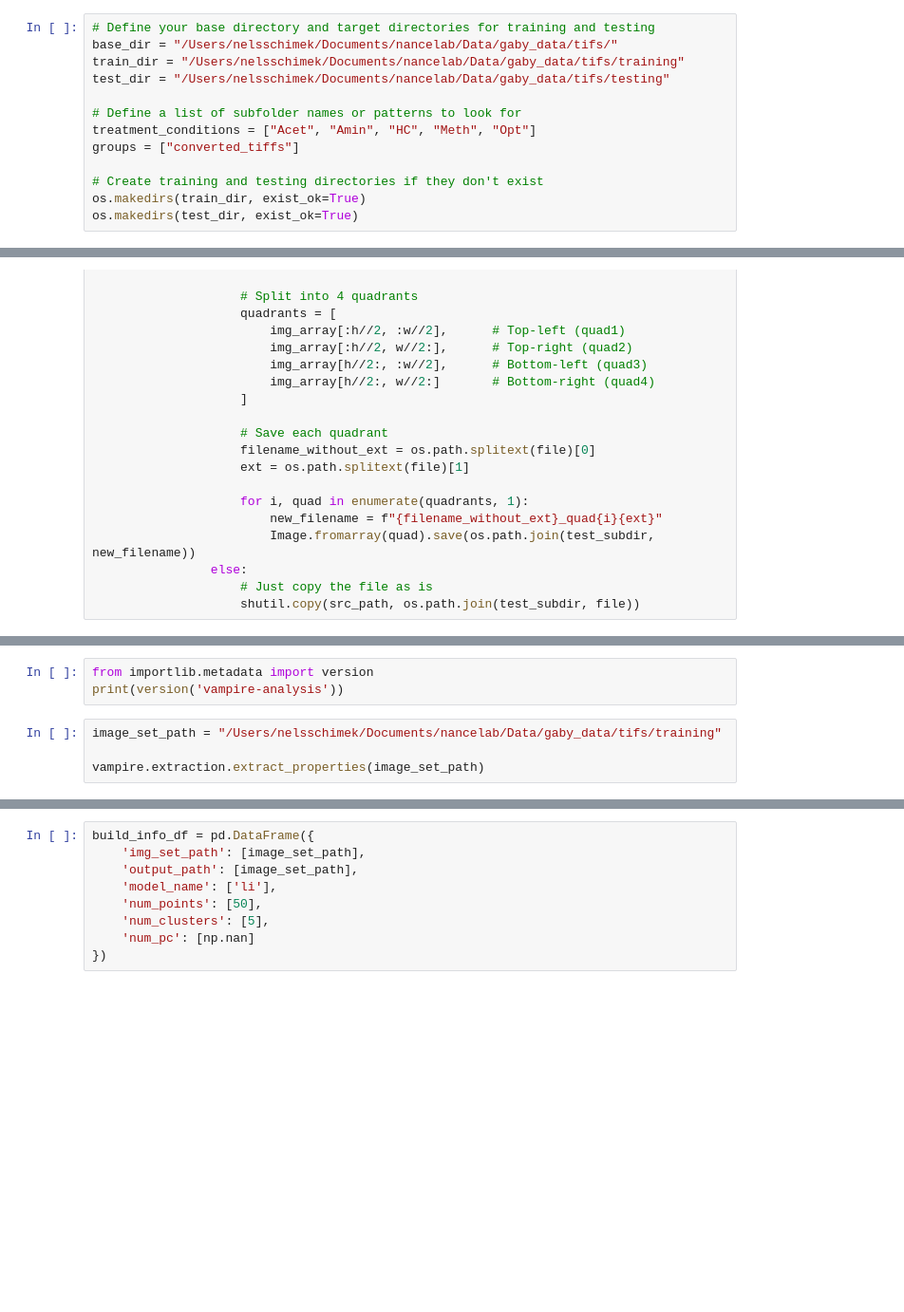
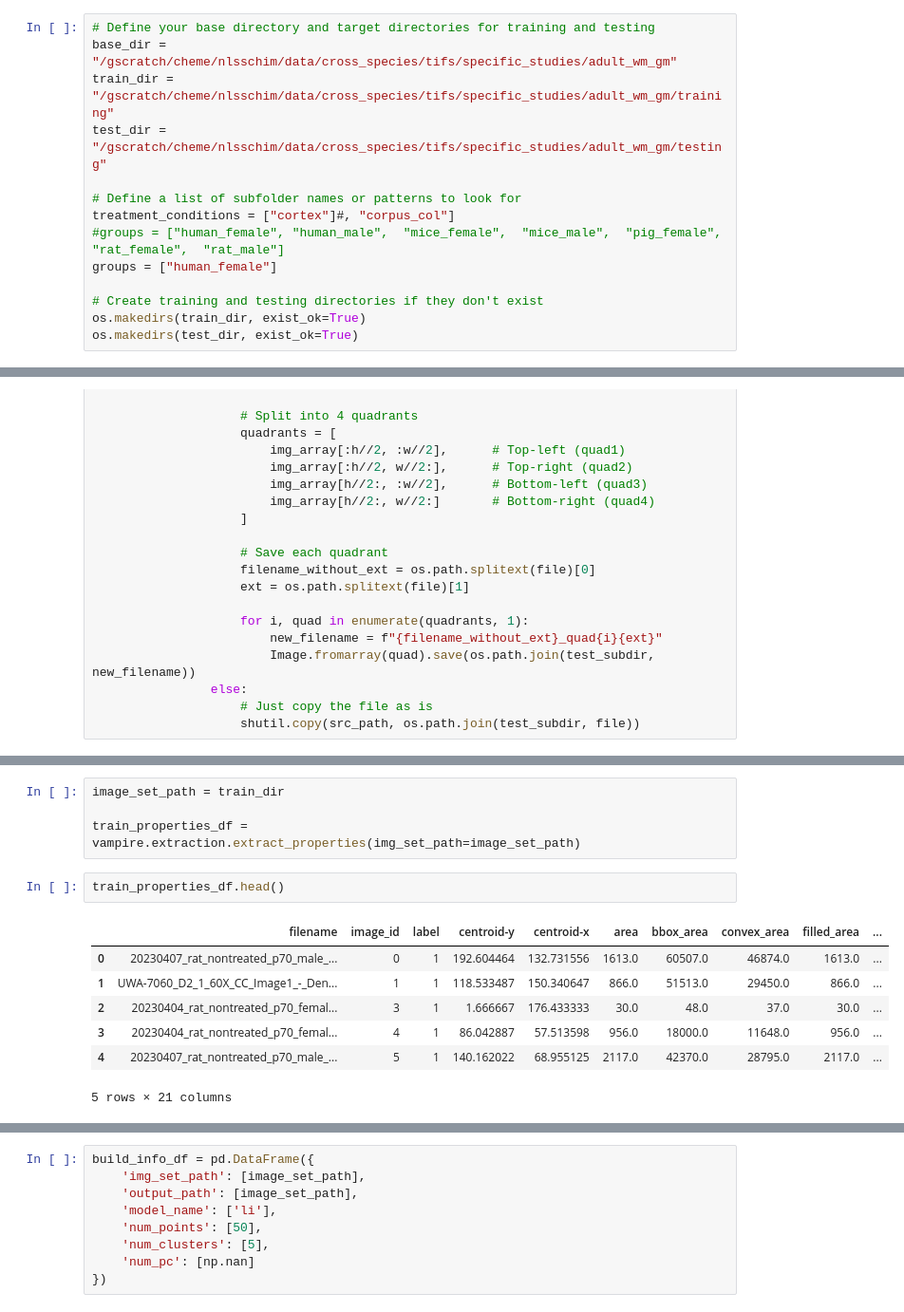
Before and after one commit to Nance-Lab/TURMorIC, a Jupyter notebook: notebooks/vampire_workflow.ipynb, the cells around one changed output, grey strips where cells are left out. Shown at 95% size. Drawn from its saved outputs; the diff is of its cells as text; blank space fills up the shorter version.

```diff
--- a/notebooks/vampire_workflow.ipynb
+++ b/notebooks/vampire_workflow.ipynb
@@ -320,12 +413,13 @@ convert_npy_to_tif_recursive(input_dir="/Volumes/imagereg/Cross Species Study/ra
 # %%
 # Define your base directory and target directories for training and testing
-base_dir = "/Users/nelsschimek/Documents/nancelab/Data/gaby_data/tifs/"
-train_dir = "/Users/nelsschimek/Documents/nancelab/Data/gaby_data/tifs/training"
-test_dir = "/Users/nelsschimek/Documents/nancelab/Data/gaby_data/tifs/testing"
+base_dir = "/gscratch/cheme/nlsschim/data/cross_species/tifs/specific_studies/adult_wm_gm"
+train_dir = "/gscratch/cheme/nlsschim/data/cross_species/tifs/specific_studies/adult_wm_gm/training"
+test_dir = "/gscratch/cheme/nlsschim/data/cross_species/tifs/specific_studies/adult_wm_gm/testing"
 
 # Define a list of subfolder names or patterns to look for
-treatment_conditions = ["Acet", "Amin", "HC", "Meth", "Opt"]
-groups = ["converted_tiffs"]
+treatment_conditions = ["cortex"]#, "corpus_col"]
+#groups = ["human_female", "human_male",  "mice_female",  "mice_male",  "pig_female",  "rat_female",  "rat_male"]
+groups = ["human_female"]
 
 # Create training and testing directories if they don't exist
 os.makedirs(train_dir, exist_ok=True)
@@ -417,7 +529,14 @@ train_test_split_generic(base_dir=base_dir,
-# %%
-from importlib.metadata import version
-print(version('vampire-analysis'))
 # %%
-image_set_path = "/Users/nelsschimek/Documents/nancelab/Data/gaby_data/tifs/training"
+image_set_path = train_dir
 
-vampire.extraction.extract_properties(image_set_path)
+train_properties_df = vampire.extraction.extract_properties(img_set_path=image_set_path)
+# %%
+train_properties_df.head()
+# %% [output]
+|  | filename | image_id | label | centroid-y | centroid-x | area | bbox_area | convex_area | filled_area | ... |
+| 0 | 20230407_rat_nontreated_p70_male_... | 0 | 1 | 192.604464 | 132.731556 | 1613.0 | 60507.0 | 46874.0 | 1613.0 | ... |
+| 1 | UWA-7060_D2_1_60X_CC_Image1_-_Den... | 1 | 1 | 118.533487 | 150.340647 | 866.0 | 51513.0 | 29450.0 | 866.0 | ... |
+| 2 | 20230404_rat_nontreated_p70_femal... | 3 | 1 | 1.666667 | 176.433333 | 30.0 | 48.0 | 37.0 | 30.0 | ... |
+| 3 | 20230404_rat_nontreated_p70_femal... | 4 | 1 | 86.042887 | 57.513598 | 956.0 | 18000.0 | 11648.0 | 956.0 | ... |
+| 4 | 20230407_rat_nontreated_p70_male_... | 5 | 1 | 140.162022 | 68.955125 | 2117.0 | 42370.0 | 28795.0 | 2117.0 | ... |
+5 rows × 21 columns
```
Also changed, not shown: parts of 27 cells of this notebook, 8 other files.
